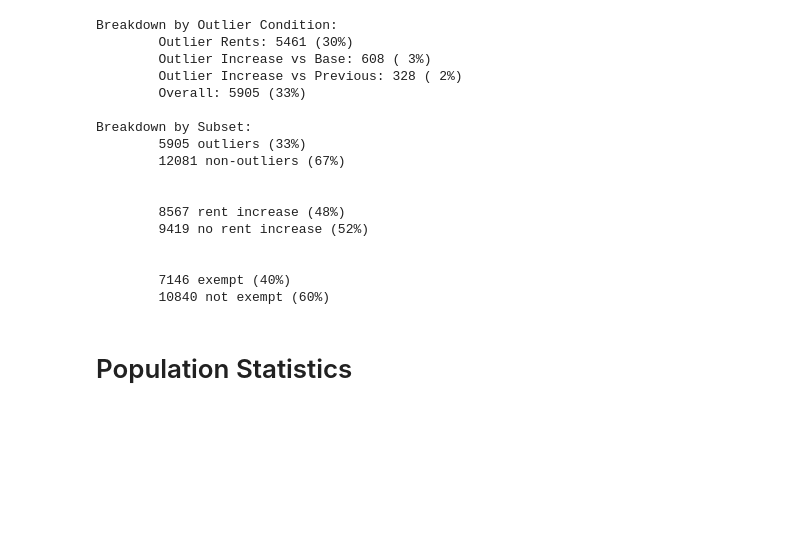
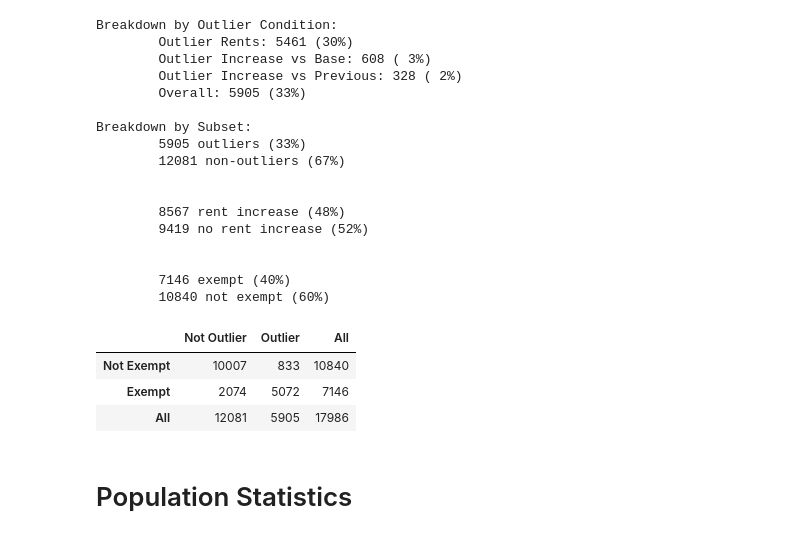
Before and after one commit to PhilipMathieu/portland-rent-board-2023, a Jupyter notebook: notebooks/2023-data.ipynb, the cells around one changed output. Drawn from its saved outputs; the diff is of its cells as text; code cells hidden in the pictures; blank space fills up the shorter version.

```diff
--- a/notebooks/2023-data.ipynb
+++ b/notebooks/2023-data.ipynb
@@ -44,6 +45,21 @@ Breakdown by Subset:
 
         7146 exempt (40%)
         10840 not exempt (60%)
+# %%
+# exempt vs outlier
+tab = pd.crosstab(
+    df["exempt"],
+    df["outlier"],
+    margins=True
+)
+tab.index = ["Not Exempt", "Exempt", "All"]
+tab.columns = ["Not Outlier", "Outlier", "All"]
+tab
+# %% [output]
+|  | Not Outlier | Outlier | All |
+| Not Exempt | 10007 | 833 | 10840 |
+| Exempt | 2074 | 5072 | 7146 |
+| All | 12081 | 5905 | 17986 |
 # %% [markdown]
 # Population Statistics
 # %%
```
Also changed, not shown: parts of 7 cells of this notebook.
